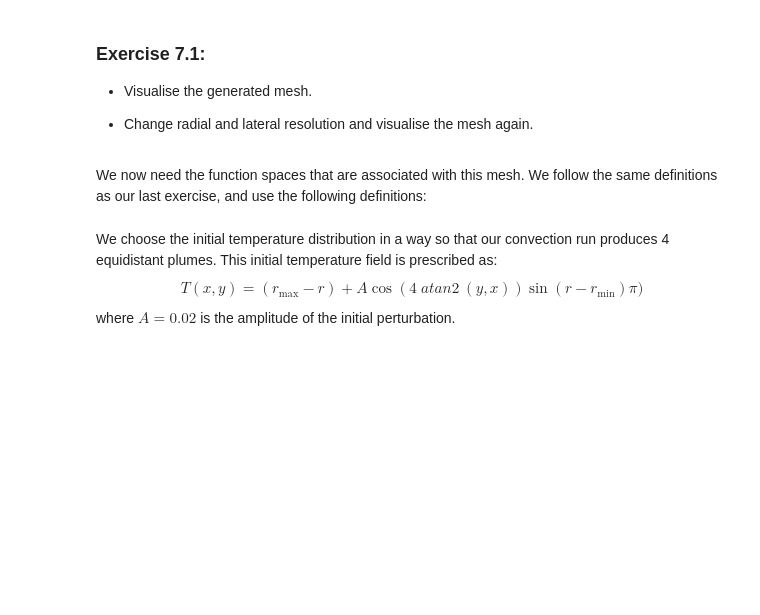
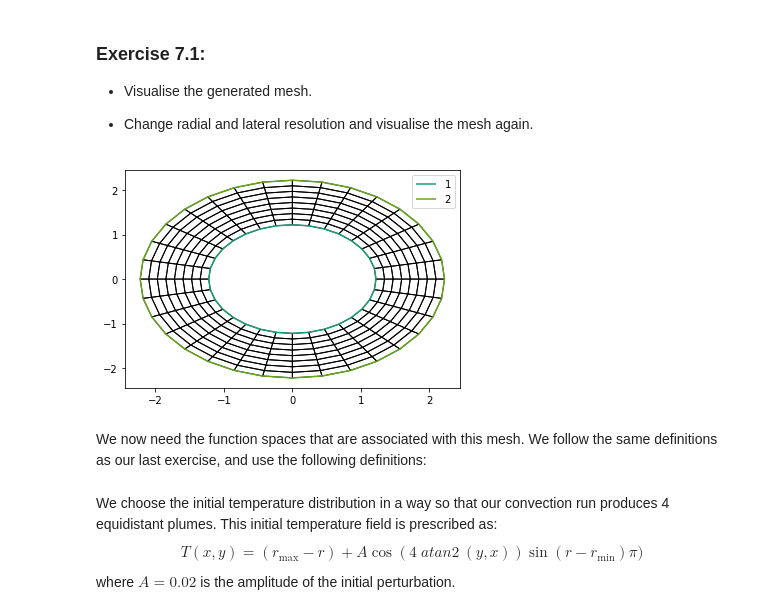
Before and after one commit to g-adopt/tutorials, a Jupyter notebook: 07-GD-2D-cylindrical.ipynb, the cells around one changed output. Saved outputs shown, nothing was run; the diff lists cells and outputs as text; code cells hidden in the pictures; blank space fills up the shorter version.

Commit message:
some changes in plotting

```diff
--- a/07-GD-2D-cylindrical.ipynb
+++ b/07-GD-2D-cylindrical.ipynb
@@ -57,6 +70,12 @@ bottom_surface = assemble(Constant(1, domain=mesh)*ds(2))
 - Visualise the generated mesh.
 
 - Change radial and lateral resolution and visualise the mesh again.
+# %%
+fig, axes = plt.subplots()
+triplot(mesh, axes=axes)
+axes.legend();
+# %% [output]
+[figure, added]
 # %% [markdown]
 We now need the function spaces that are associated with this mesh. We follow the same definitions as our last exercise, and use the following definitions:
 # %%
```
Also changed, not shown: parts of 4 cells of this notebook.
